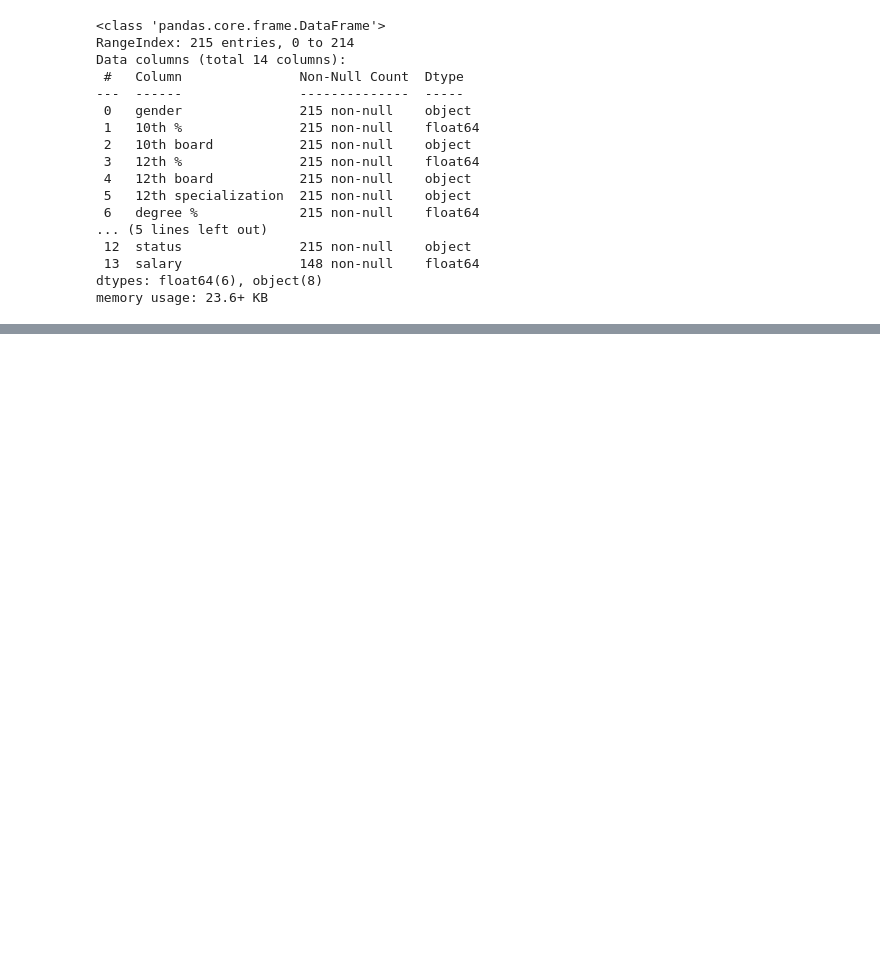
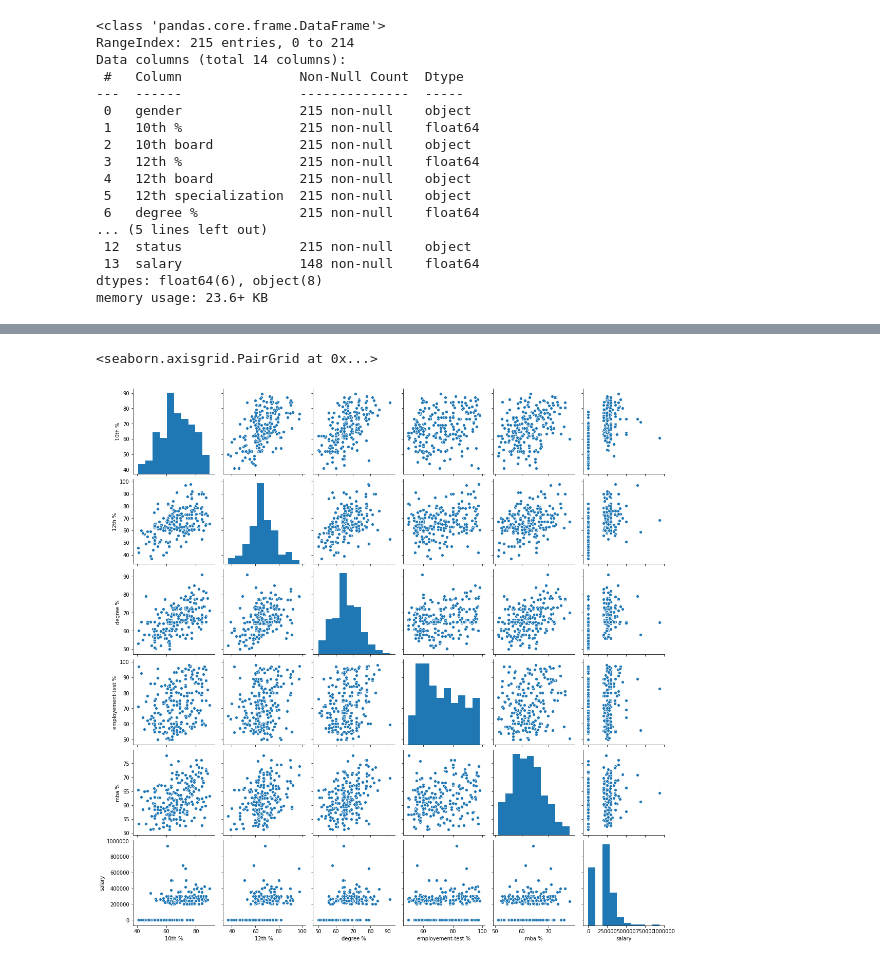
Before and after one commit to Jaiganesh-MK/Placement-analysis, a Jupyter notebook: placement.ipynb, the cells around one changed output, grey strips where cells are left out. Drawn from its saved outputs; the diff is of its cells as text; code cells hidden in the pictures; blank space fills up the shorter version.

```diff
--- a/placement.ipynb
+++ b/placement.ipynb
@@ -90,3 +92,8 @@ Data columns (total 14 columns):
  13  salary               148 non-null    float64
 dtypes: float64(6), object(8)
 memory usage: 23.6+ KB
+# %%
+empty_rows = df[df['salary'].isnull()==True].index
+# %%
+for i in empty_rows:
+    df['salary'].loc[i] = 0
@@ -92,0 +145,5 @@ memory usage: 23.6+ KB
+# %%
+sns.pairplot(df)
+# %% [output]
+<seaborn.axisgrid.PairGrid at 0x...>
+[figure, added]
```
Also changed, not shown: parts of 14 cells of this notebook.
